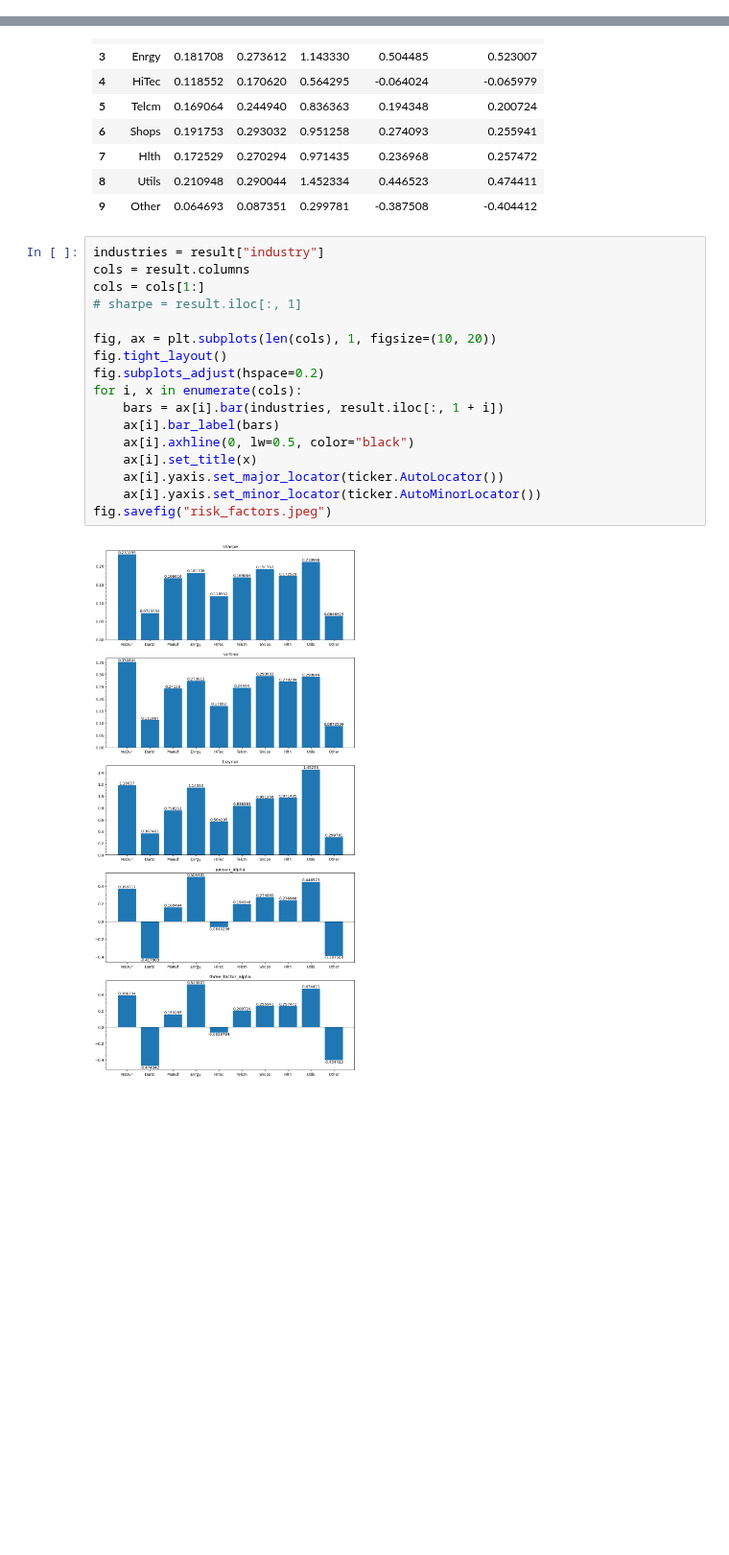
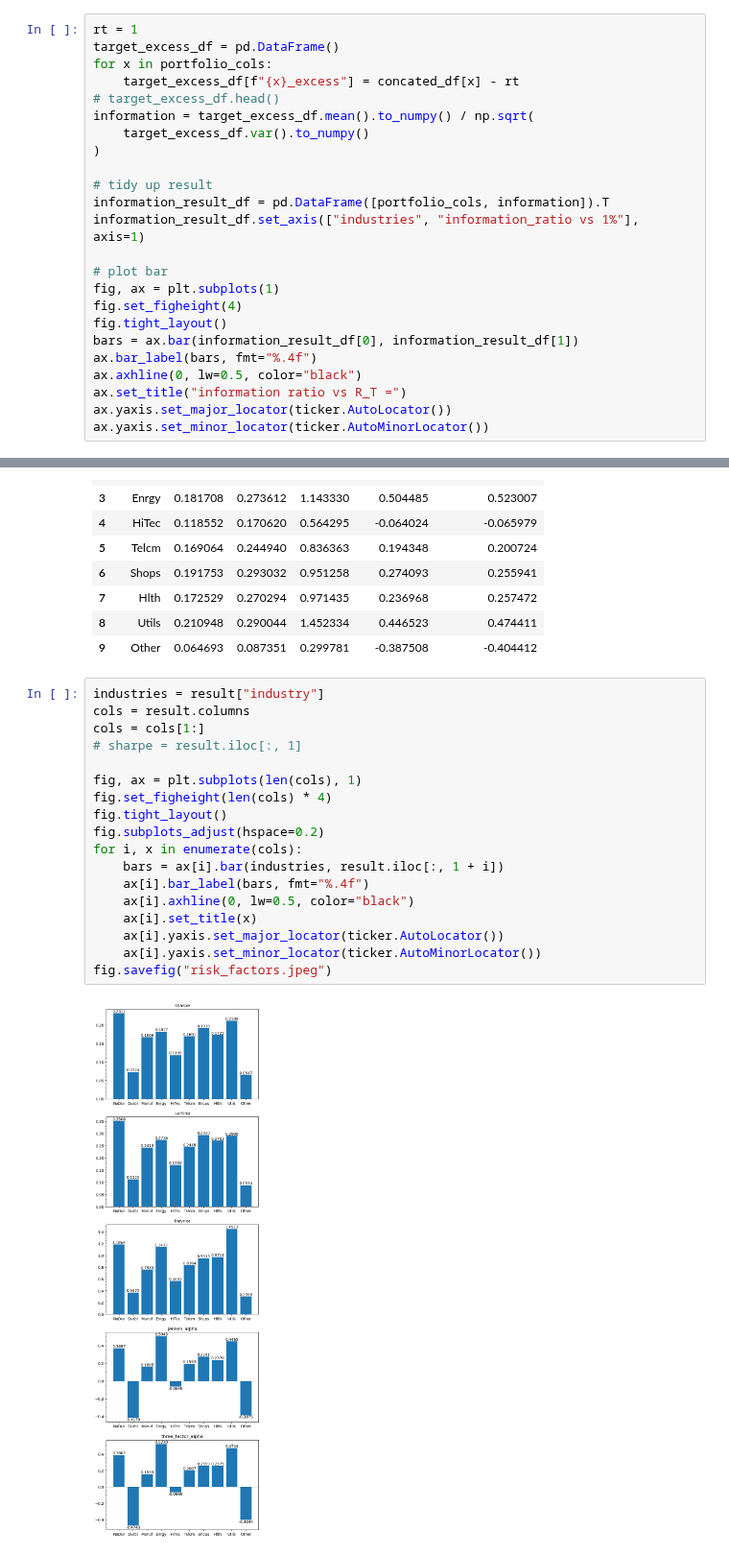
Before and after one commit to kilowiski/qf600, a Jupyter notebook: assignment_3/assignment3.ipynb, the cells around one changed output, grey strips where cells are left out. Shown at 96% size. Saved outputs shown, nothing was run; the diff lists cells and outputs as text; blank space fills up the shorter version.

Commit message:
add information ratio sample, plotting method adj

```diff
--- a/assignment_3/assignment3.ipynb
+++ b/assignment_3/assignment3.ipynb
@@ -129,0 +143,24 @@ sortino = excess_risk_df.mean().to_numpy() / np.sqrt(semivariance).to_numpy()
+# %%
+rt = 1
+target_excess_df = pd.DataFrame()
+for x in portfolio_cols:
+    target_excess_df[f"{x}_excess"] = concated_df[x] - rt
+# target_excess_df.head()
+information = target_excess_df.mean().to_numpy() / np.sqrt(
+    target_excess_df.var().to_numpy()
+)
+
+# tidy up result
+information_result_df = pd.DataFrame([portfolio_cols, information]).T
+information_result_df.set_axis(["industries", "information_ratio vs 1%"], axis=1)
+
+# plot bar
+fig, ax = plt.subplots(1)
+fig.set_figheight(4)
+fig.tight_layout()
+bars = ax.bar(information_result_df[0], information_result_df[1])
+ax.bar_label(bars, fmt="%.4f")
+ax.axhline(0, lw=0.5, color="black")
+ax.set_title("information ratio vs R_T =")
+ax.yaxis.set_major_locator(ticker.AutoLocator())
+ax.yaxis.set_minor_locator(ticker.AutoMinorLocator())
@@ -211,19 +258,20 @@ result
 # %%
 industries = result["industry"]
 cols = result.columns
 cols = cols[1:]
 # sharpe = result.iloc[:, 1]
 
-fig, ax = plt.subplots(len(cols), 1, figsize=(10, 20))
+fig, ax = plt.subplots(len(cols), 1)
+fig.set_figheight(len(cols) * 4)
 fig.tight_layout()
 fig.subplots_adjust(hspace=0.2)
 for i, x in enumerate(cols):
     bars = ax[i].bar(industries, result.iloc[:, 1 + i])
-    ax[i].bar_label(bars)
+    ax[i].bar_label(bars, fmt="%.4f")
     ax[i].axhline(0, lw=0.5, color="black")
     ax[i].set_title(x)
     ax[i].yaxis.set_major_locator(ticker.AutoLocator())
     ax[i].yaxis.set_minor_locator(ticker.AutoMinorLocator())
 fig.savefig("risk_factors.jpeg")
 # %% [output]
-[figure, old version]
+[figure, new version]
```
Also changed, not shown: parts of 5 cells of this notebook, 1 other file.
